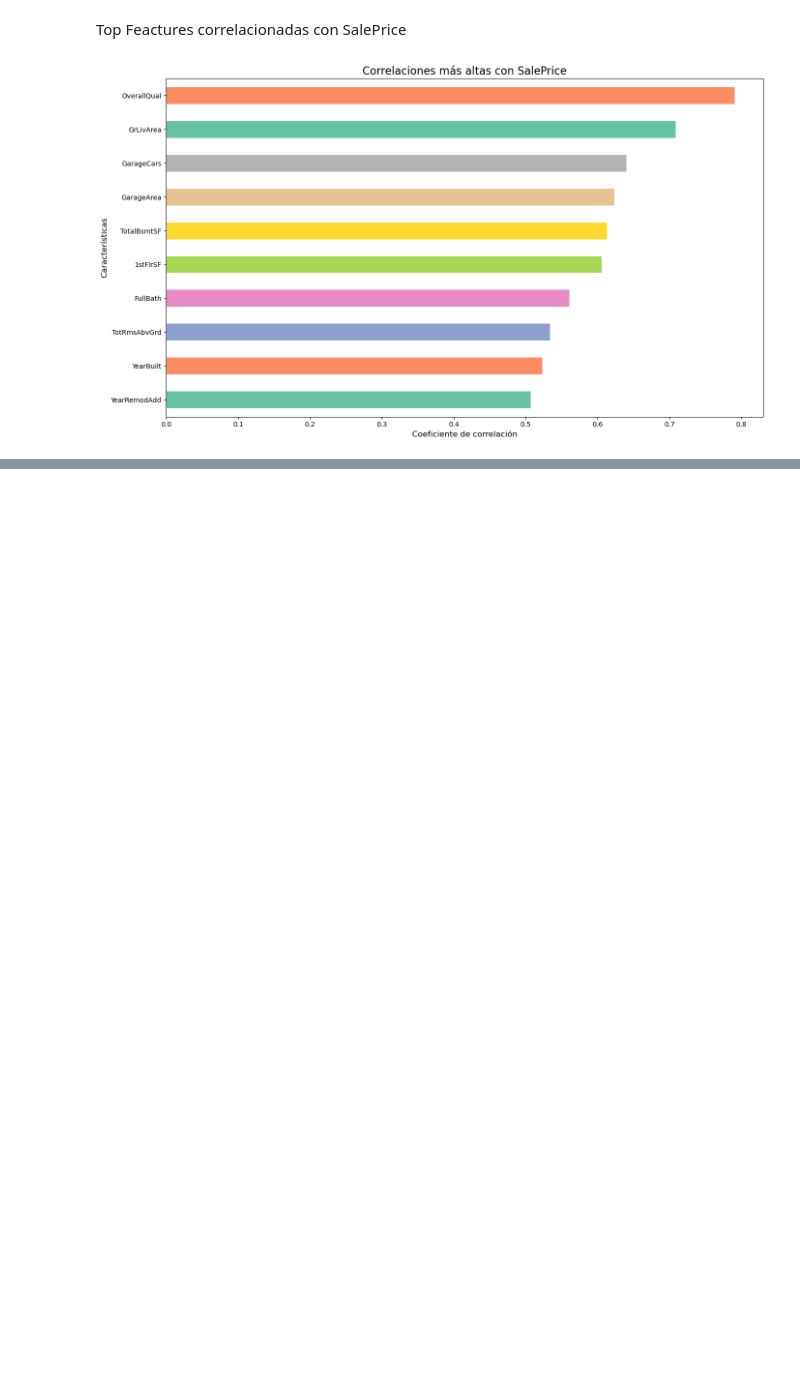
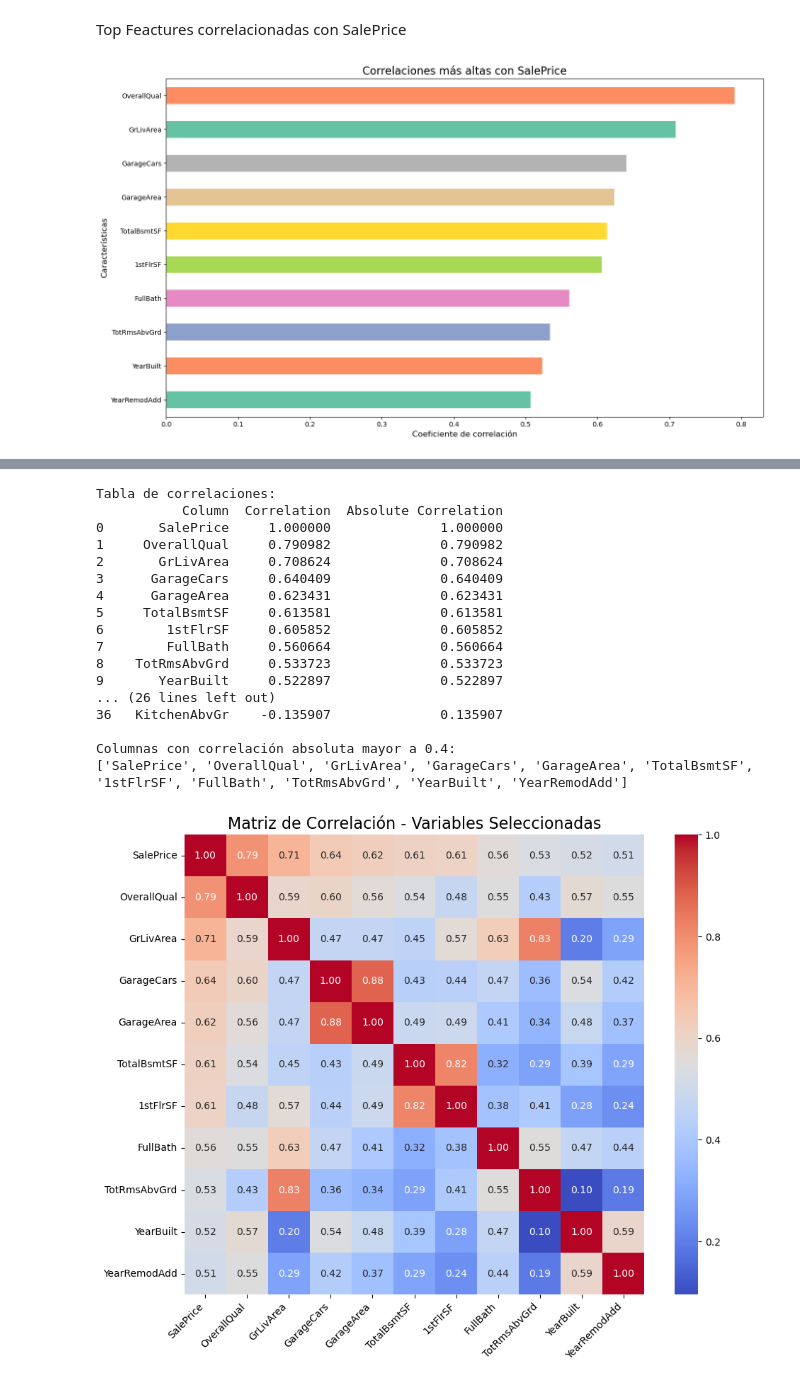
Before and after one commit to gillopy/Coding_Dojo_DS_ML, a Jupyter notebook: 3 - Advance_Machine_Learning/1 - Aprendizaje no supervisado/1.4 - Ingeniería de Características - Transformaciones de Variables (Core)/Transformaciones de Variables (Core).ipynb, the cells around one changed output, grey strips where cells are left out. Cells and saved outputs as stored; diff of their text form; code cells hidden in the pictures; blank space fills up the shorter version.

```diff
--- a/3 - Advance_Machine_Learning/1 - Aprendizaje no supervisado/1.4 - Ingeniería de Características - Transformaciones de Variables (Core)/Transformaciones de Variables (Core).ipynb
+++ b/3 - Advance_Machine_Learning/1 - Aprendizaje no supervisado/1.4 - Ingeniería de Características - Transformaciones de Variables (Core)/Transformaciones de Variables (Core).ipynb
@@ -404,0 +928,53 @@ utils.plot_top_correlations(
+# %%
+# Calcular la correlación de Pearson con SalePrice
+if 'SalePrice' in data_numeric.columns:
+    correlation_with_saleprice = data_numeric.corr(method="pearson")['SalePrice'].sort_values(ascending=False)
+
+    # Crear un DataFrame con los resultados de la correlación
+    correlation_df = pd.DataFrame({
+        "Column": correlation_with_saleprice.index,
+        "Correlation": correlation_with_saleprice.values
+    })
+    correlation_df["Absolute Correlation"] = correlation_df["Correlation"].abs()
+
+    # Filtrar las columnas con correlación absoluta mayor a 0.4
+    significant_columns = correlation_df[correlation_df["Absolute Correlation"] > 0.5]["Column"].tolist()
+
+    # Mostrar la tabla de correlaciones
+    print("Tabla de correlaciones:")
+    print(correlation_df)
+
+    # Mostrar las columnas seleccionadas
+    print("\nColumnas con correlación absoluta mayor a 0.4:")
+    print(significant_columns)
+
+    # Crear un gráfico de calor de las correlaciones seleccionadas
+    significant_numeric_columns = data_numeric[significant_columns]
+    plt.figure(figsize=(10, 8))
+    sns.heatmap(significant_numeric_columns.corr(), annot=True, fmt=".2f", cmap="coolwarm", cbar=True, square=True)
+    plt.title("Matriz de Correlación - Variables Seleccionadas", fontsize=16)
+    plt.xticks(rotation=45, ha="right")
+    plt.yticks(rotation=0)
+    plt.tight_layout()
+    plt.show()
+else:
+    print("La columna 'SalePrice' no está en el dataset.")
+# %% [output]
+Tabla de correlaciones:
+           Column  Correlation  Absolute Correlation
+0       SalePrice     1.000000              1.000000
+1     OverallQual     0.790982              0.790982
+2       GrLivArea     0.708624              0.708624
+3      GarageCars     0.640409              0.640409
+4      GarageArea     0.623431              0.623431
+5     TotalBsmtSF     0.613581              0.613581
+6        1stFlrSF     0.605852              0.605852
+7        FullBath     0.560664              0.560664
+8    TotRmsAbvGrd     0.533723              0.533723
+9       YearBuilt     0.522897              0.522897
+... (26 lines left out)
+36   KitchenAbvGr    -0.135907              0.135907
+
+Columnas con correlación absoluta mayor a 0.4:
+['SalePrice', 'OverallQual', 'GrLivArea', 'GarageCars', 'GarageArea', 'TotalBsmtSF', '1stFlrSF', 'FullBath', 'TotRmsAbvGrd', 'YearBuilt', 'YearRemodAdd']
+[figure, added]
```
Also changed, not shown: parts of 48 cells of this notebook, 1 other file.
